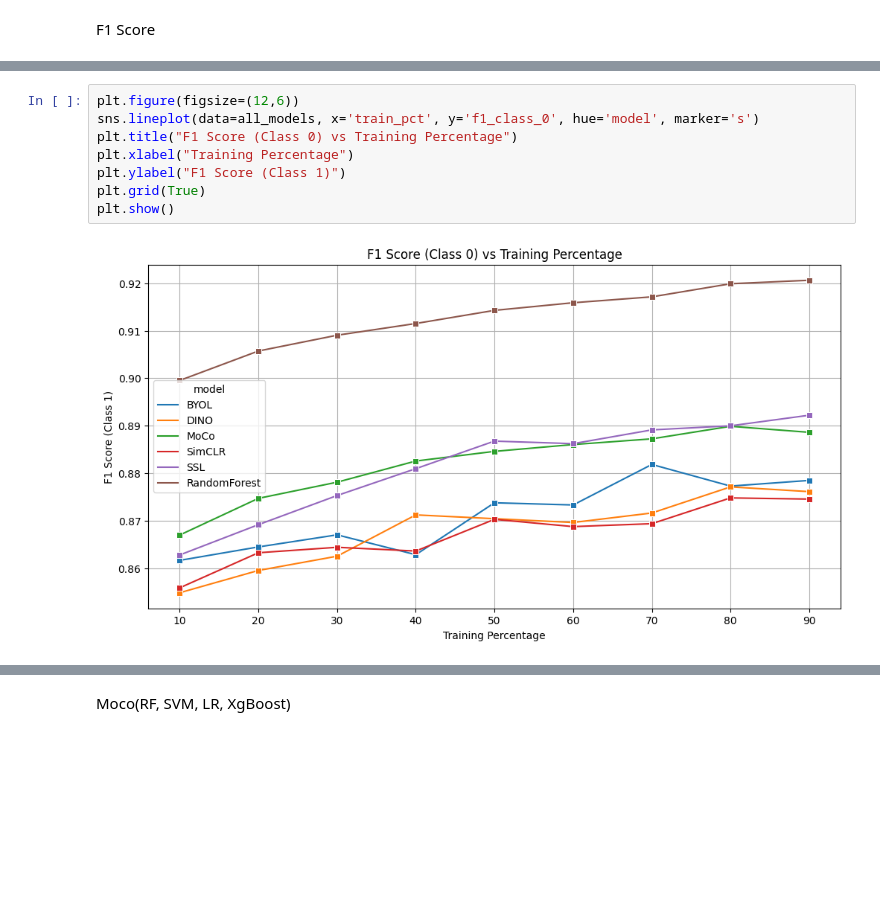
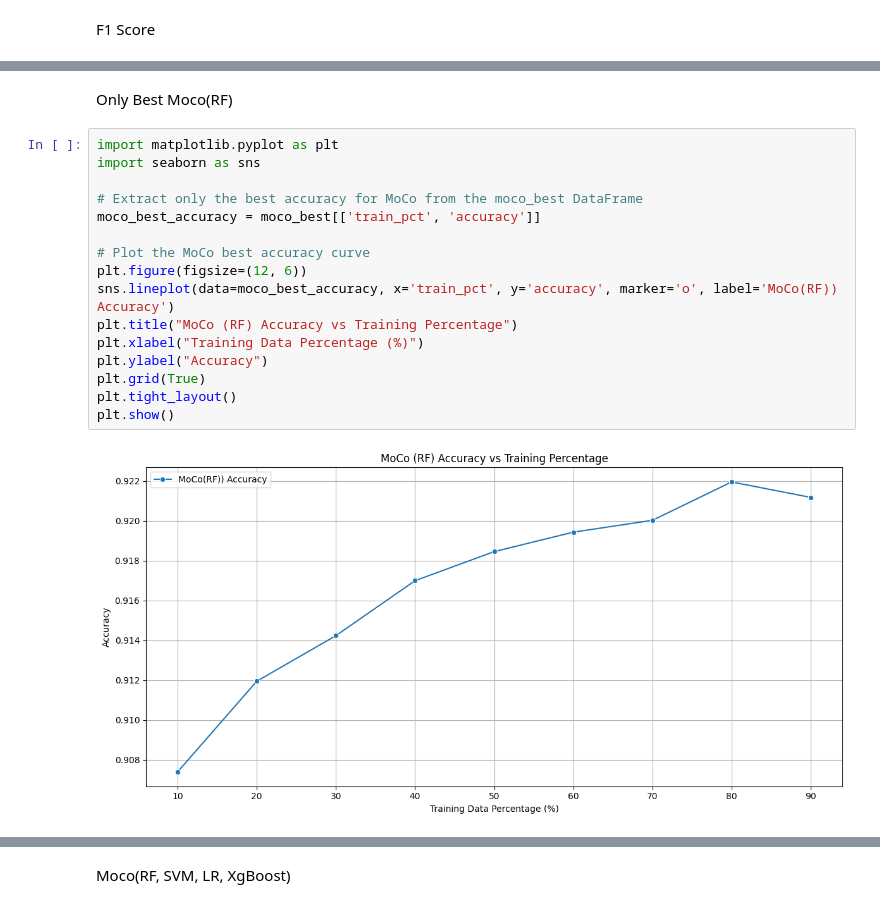
Before and after one commit to shuvookd/Thesis_MSc, a Jupyter notebook: comparison-output-final.ipynb, the cells around one changed output, grey strips where cells are left out. Drawn from its saved outputs; the diff is of its cells as text; blank space fills up the shorter version.

```diff
--- a/comparison-output-final.ipynb
+++ b/comparison-output-final.ipynb
@@ -78,10 +85,20 @@ plt.show()
+# %% [markdown]
+Only Best Moco(RF)
 # %%
-plt.figure(figsize=(12,6))
-sns.lineplot(data=all_models, x='train_pct', y='f1_class_0', hue='model', marker='s')
-plt.title("F1 Score (Class 0) vs Training Percentage")
-plt.xlabel("Training Percentage")
-plt.ylabel("F1 Score (Class 1)")
+import matplotlib.pyplot as plt
+import seaborn as sns
+
+# Extract only the best accuracy for MoCo from the moco_best DataFrame
+moco_best_accuracy = moco_best[['train_pct', 'accuracy']]
+
+# Plot the MoCo best accuracy curve
+plt.figure(figsize=(12, 6))
+sns.lineplot(data=moco_best_accuracy, x='train_pct', y='accuracy', marker='o', label='MoCo(RF)) Accuracy')
+plt.title("MoCo (RF) Accuracy vs Training Percentage")
+plt.xlabel("Training Data Percentage (%)")
+plt.ylabel("Accuracy")
 plt.grid(True)
+plt.tight_layout()
 plt.show()
 # %% [output]
-[figure, old version]
+[figure, new version]
```
Also changed, not shown: parts of 36 cells of this notebook.
